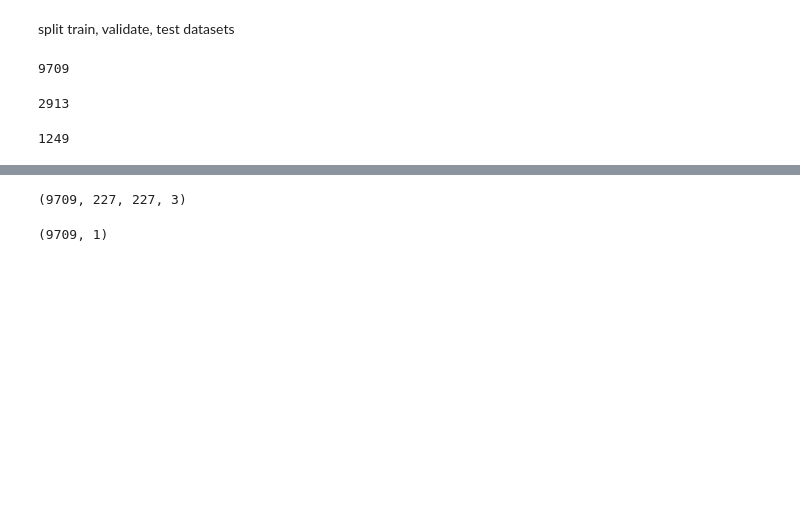
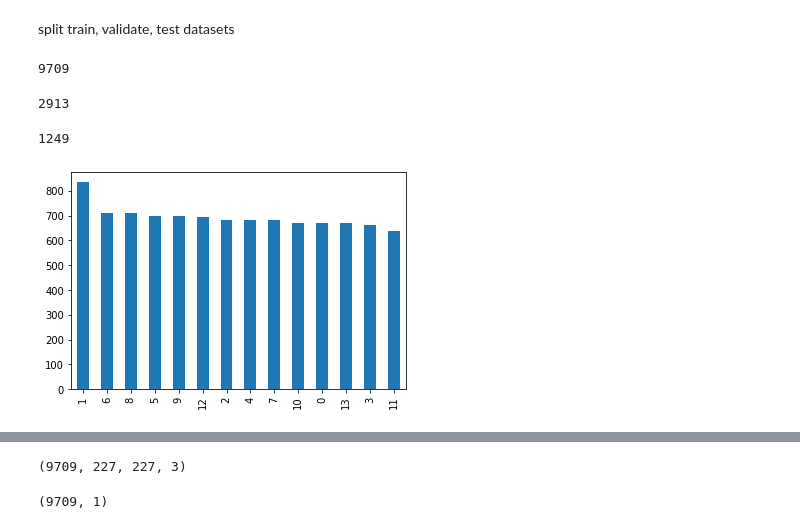
Before and after one commit to celinezhang2019/serengeti, a Jupyter notebook: Untitled.ipynb, the cells around one changed output, grey strips where cells are left out. Drawn from its saved outputs; the diff is of its cells as text; code cells hidden in the pictures; blank space fills up the shorter version.

```diff
--- a/Untitled.ipynb
+++ b/Untitled.ipynb
@@ -223,3 +223,8 @@ len(validate_df)
 len(test_df)
 # %% [output]
 1249
+# %%
+train_df['label'].value_counts().plot.bar()
+plt.show()
+# %% [output]
+[figure, added]
```
Also changed, not shown: parts of 21 cells of this notebook.
